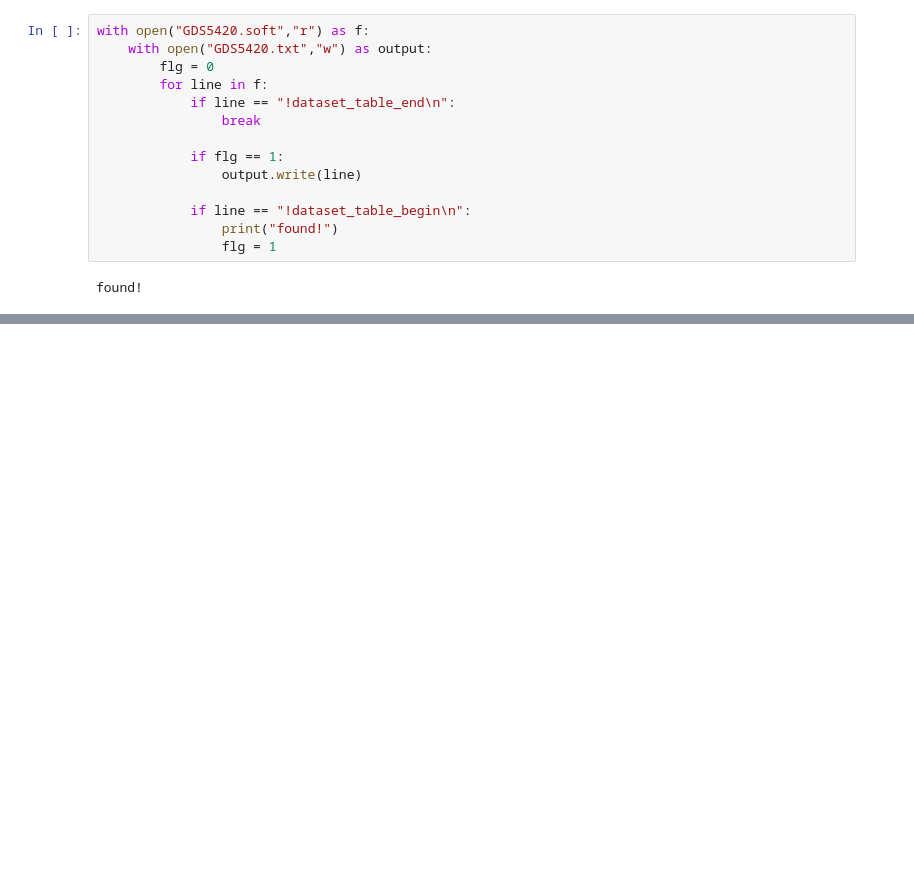
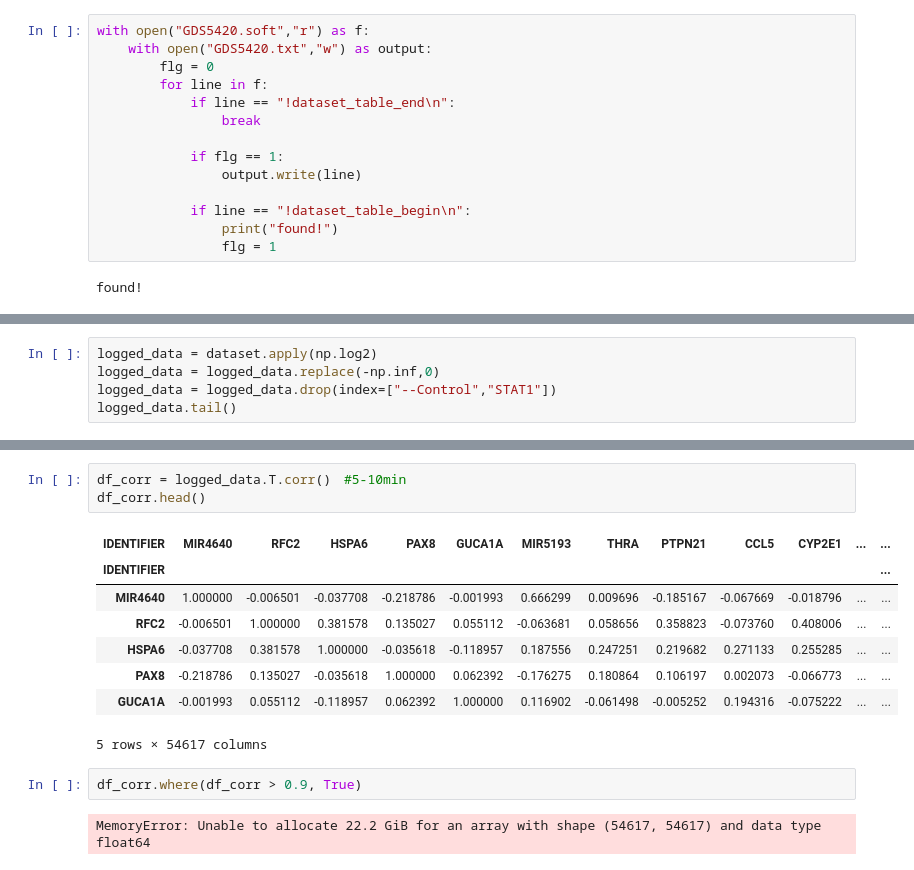
Before and after one commit to jingcheng-du/Gene2vec, a Jupyter notebook: data/data_processing.ipynb, the cells around one changed output, grey strips where cells are left out. Cells and saved outputs as stored; diff of their text form; blank space fills up the shorter version.

```diff
--- a/data/data_processing.ipynb
+++ b/data/data_processing.ipynb
@@ -30 +34,6 @@ dataset.head()
 5 rows × 99 columns
+# %%
+logged_data = dataset.apply(np.log2)
+logged_data = logged_data.replace(-np.inf,0)
+logged_data = logged_data.drop(index=["--Control","STAT1"])
+logged_data.tail()
@@ -30,0 +56,16 @@ dataset.head()
+# %%
+df_corr = logged_data.T.corr()　#5-10min
+df_corr.head()
+# %% [output]
+| IDENTIFIER | MIR4640 | RFC2 | HSPA6 | PAX8 | GUCA1A | MIR5193 | THRA | PTPN21 | CCL5 | CYP2E1 | ... | ... |
+| IDENTIFIER |  |  |  |  |  |  |  |  |  |  |  | ... |
+| MIR4640 | 1.000000 | -0.006501 | -0.037708 | -0.218786 | -0.001993 | 0.666299 | 0.009696 | -0.185167 | -0.067669 | -0.018796 | ... | ... |
+| RFC2 | -0.006501 | 1.000000 | 0.381578 | 0.135027 | 0.055112 | -0.063681 | 0.058656 | 0.358823 | -0.073760 | 0.408006 | ... | ... |
+| HSPA6 | -0.037708 | 0.381578 | 1.000000 | -0.035618 | -0.118957 | 0.187556 | 0.247251 | 0.219682 | 0.271133 | 0.255285 | ... | ... |
+| PAX8 | -0.218786 | 0.135027 | -0.035618 | 1.000000 | 0.062392 | -0.176275 | 0.180864 | 0.106197 | 0.002073 | -0.066773 | ... | ... |
+| GUCA1A | -0.001993 | 0.055112 | -0.118957 | 0.062392 | 1.000000 | 0.116902 | -0.061498 | -0.005252 | 0.194316 | -0.075222 | ... | ... |
+5 rows × 54617 columns
+# %%
+df_corr.where(df_corr > 0.9, True)
+# %% [output]
+MemoryError: Unable to allocate 22.2 GiB for an array with shape (54617, 54617) and data type float64
```
Also changed, not shown: parts of 3 cells of this notebook, 1 other file.
